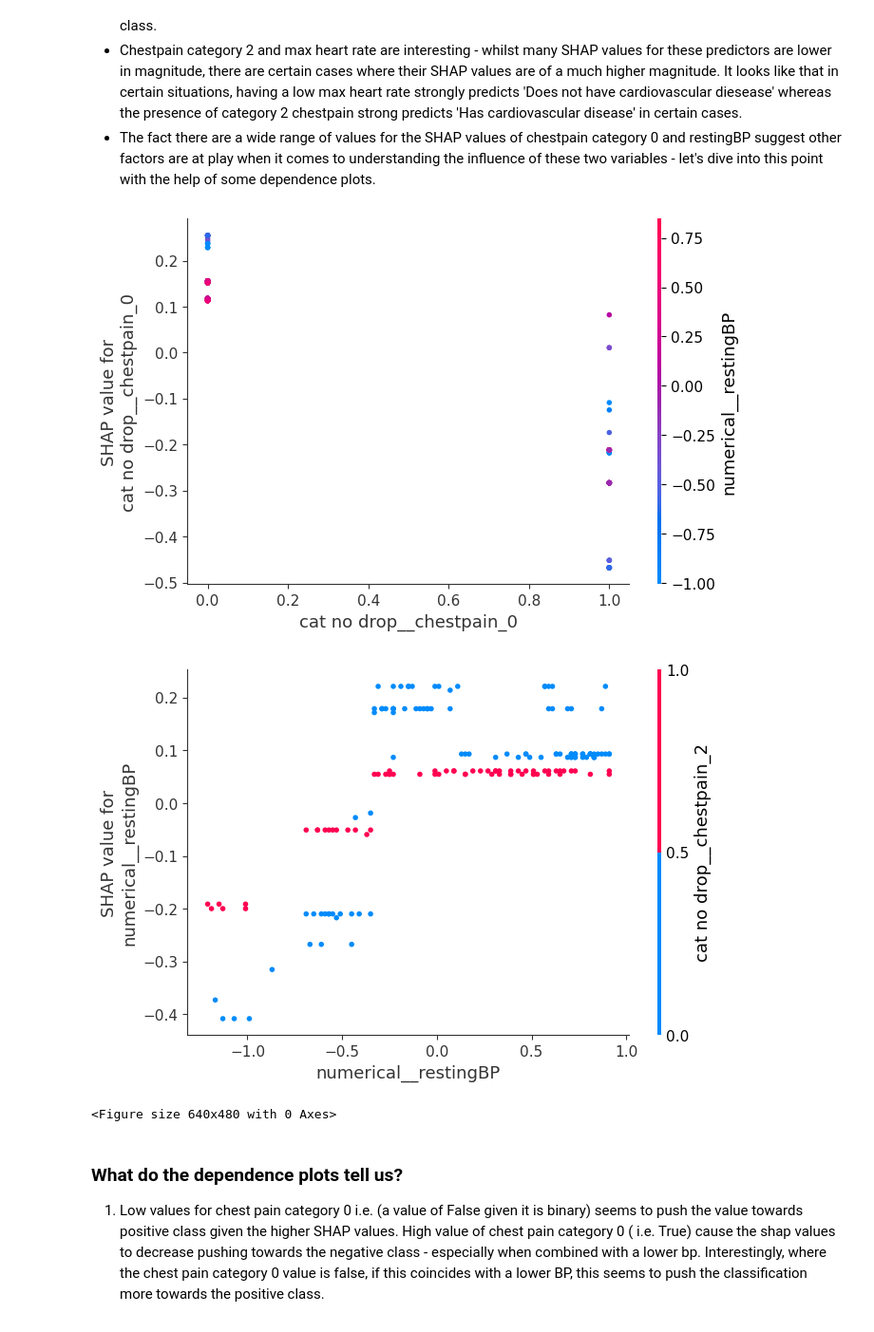
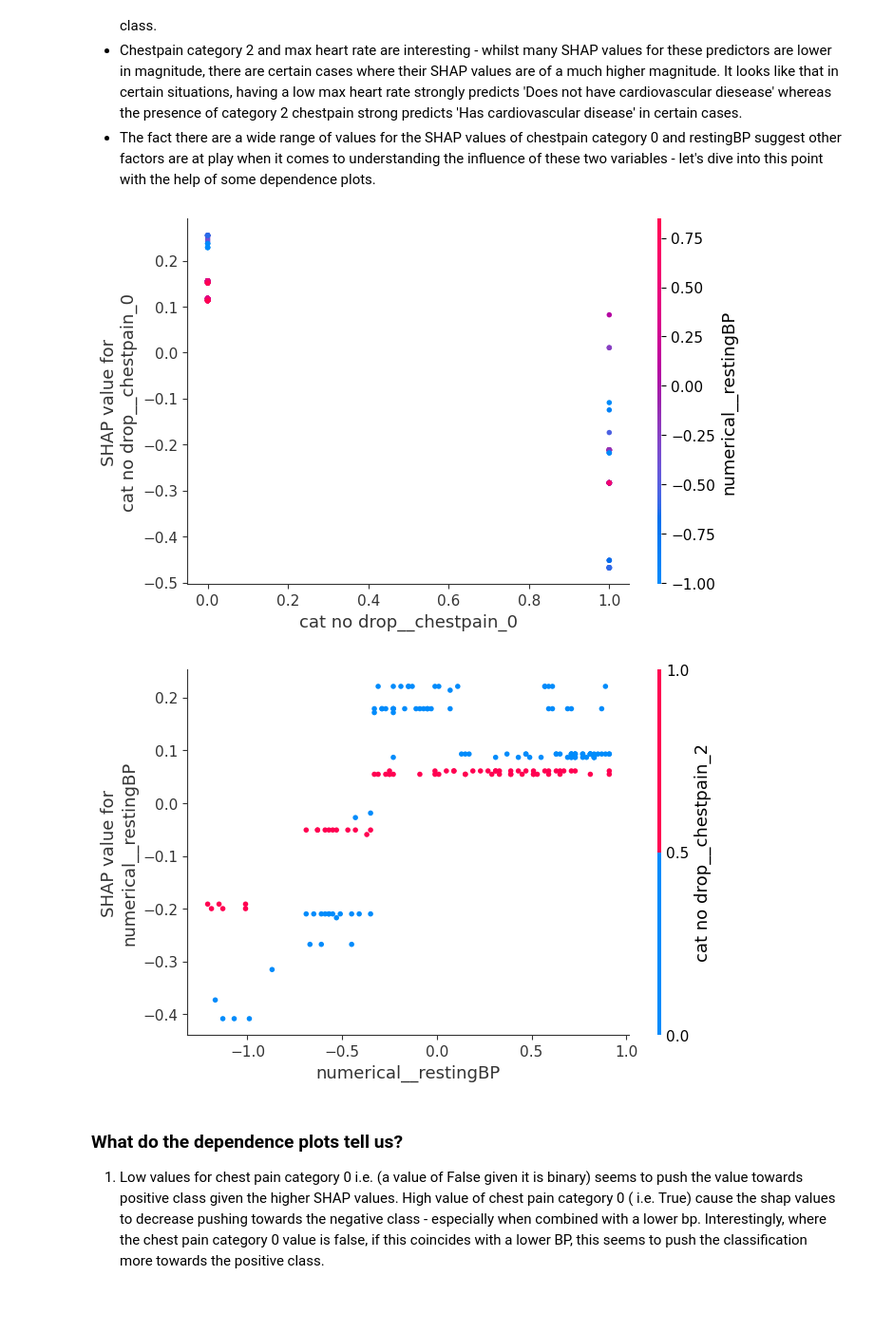
Before and after one commit to hemaduvvury/predictingcardiovasculardisease, a Jupyter notebook: Cardiovascular final.ipynb, the cells around one changed output. Shown: that part at 95% size. Saved outputs shown, nothing was run; the diff lists cells and outputs as text; code cells hidden in the pictures.

```diff
--- a/Cardiovascular final.ipynb
+++ b/Cardiovascular final.ipynb
@@ -792,13 +789,18 @@ plt.savefig("shap_tree_best.png", dpi=100, bbox_inches='tight')
 # %%
 shap_vals_positive_class = shap_values[:, :, 1]
 
-shap.dependence_plot("cat no drop__chestpain_0", shap_vals_positive_class, X_test_df, interaction_index='auto')
-shap.dependence_plot("numerical__restingBP", shap_vals_positive_class, X_test_df, interaction_index='auto')
-plt.savefig("variable_dependence_best.png", dpi=100, bbox_inches='tight')
+shap.dependence_plot("cat no drop__chestpain_0", shap_vals_positive_class, X_test_df, interaction_index='auto', show=False)
+plt.savefig("chestpain_dependence_final.png", dpi=100, bbox_inches='tight')
+plt.show()
 # %% [output]
-[figure, old version]
+[figure, new version]
-[figure, removed]
-<Figure size 640x480 with 0 Axes>
+# %%
+
+shap.dependence_plot("numerical__restingBP", shap_vals_positive_class, X_test_df, interaction_index='auto', show=False)
+plt.savefig("bp_dependence_final.png", dpi=100, bbox_inches='tight')
+plt.show()
+# %% [output]
+[figure, added]
 # %%
 shap.dependence_plot("ord__noofmajorvessels", shap_vals_positive_class, X_test_df, interaction_index='auto')
 shap.dependence_plot("cat no drop__chestpain_2", shap_vals_positive_class, X_test_df, interaction_index='auto')
```
Also changed, not shown: parts of 8 cells of this notebook.
